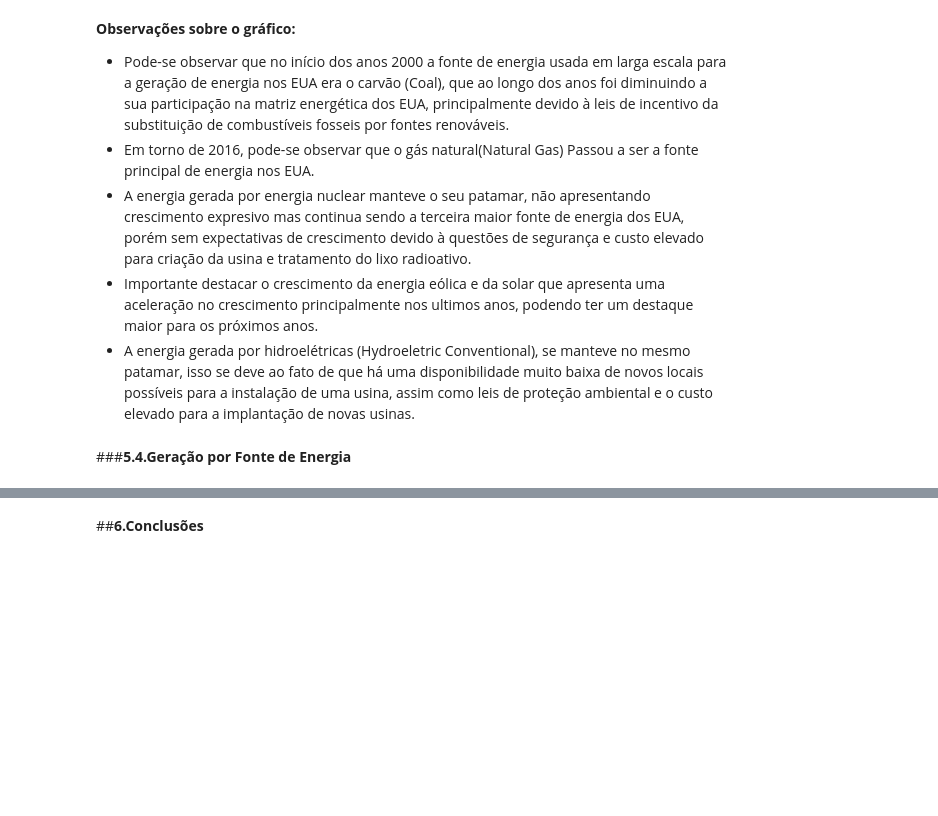
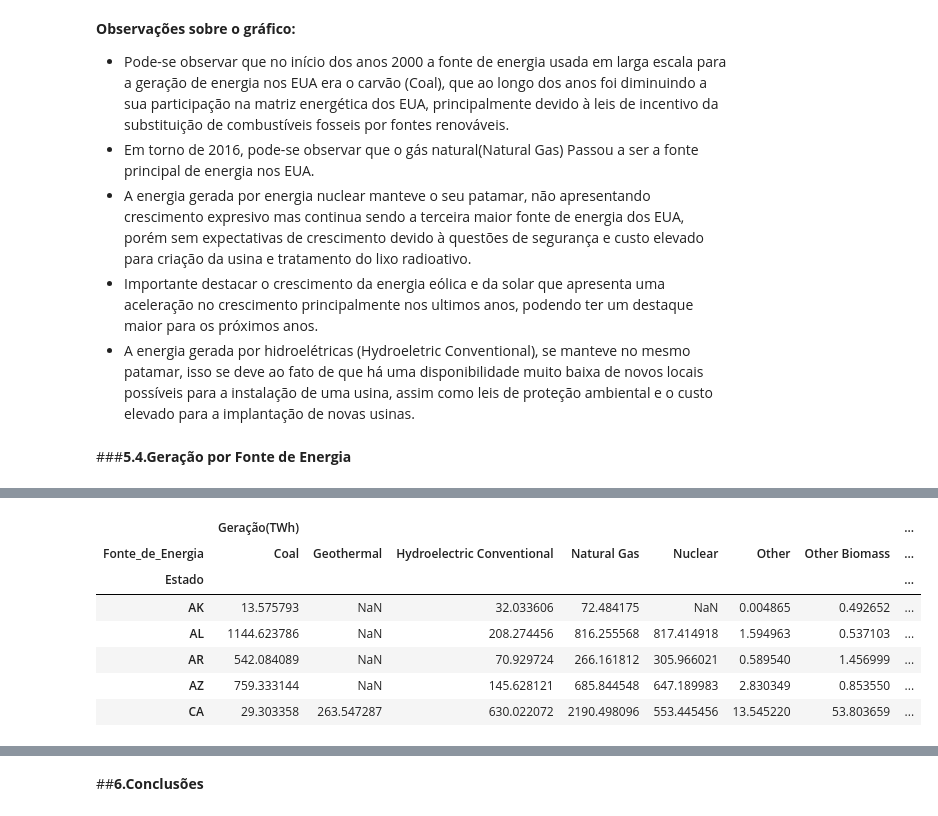
Before and after one commit to Higordevellard/MVP_01, a Jupyter notebook: mvp_sprint_1.ipynb, the cells around one changed output, grey strips where cells are left out. Cells and saved outputs as stored; diff of their text form; code cells hidden in the pictures; blank space fills up the shorter version.

```diff
--- a/mvp_sprint_1.ipynb
+++ b/mvp_sprint_1.ipynb
@@ -643,0 +642,15 @@ dataset_estados_2.head(20)
+# %%
+dataset_estados_6 = dataset_estados_2.groupby(by=["Fonte_de_Energia","Estado"]).sum()["Geração(TWh)"].reset_index()
+# %%
+dataset_estados_7 = dataset_estados_6.pivot_table(index=["Estado"],values=["Geração(TWh)"], columns="Fonte_de_Energia")
+# %%
+dataset_estados_7.head()
+# %% [output]
+|  | Geração(TWh) |  |  |  |  |  |  | ... |
+| Fonte_de_Energia | Coal | Geothermal | Hydroelectric Conventional | Natural Gas | Nuclear | Other | Other Biomass | ... |
+| Estado |  |  |  |  |  |  |  | ... |
+| AK | 13.575793 | NaN | 32.033606 | 72.484175 | NaN | 0.004865 | 0.492652 | ... |
+| AL | 1144.623786 | NaN | 208.274456 | 816.255568 | 817.414918 | 1.594963 | 0.537103 | ... |
+| AR | 542.084089 | NaN | 70.929724 | 266.161812 | 305.966021 | 0.589540 | 1.456999 | ... |
+| AZ | 759.333144 | NaN | 145.628121 | 685.844548 | 647.189983 | 2.830349 | 0.853550 | ... |
+| CA | 29.303358 | 263.547287 | 630.022072 | 2190.498096 | 553.445456 | 13.545220 | 53.803659 | ... |
```
Also changed, not shown: parts of 6 cells of this notebook.
